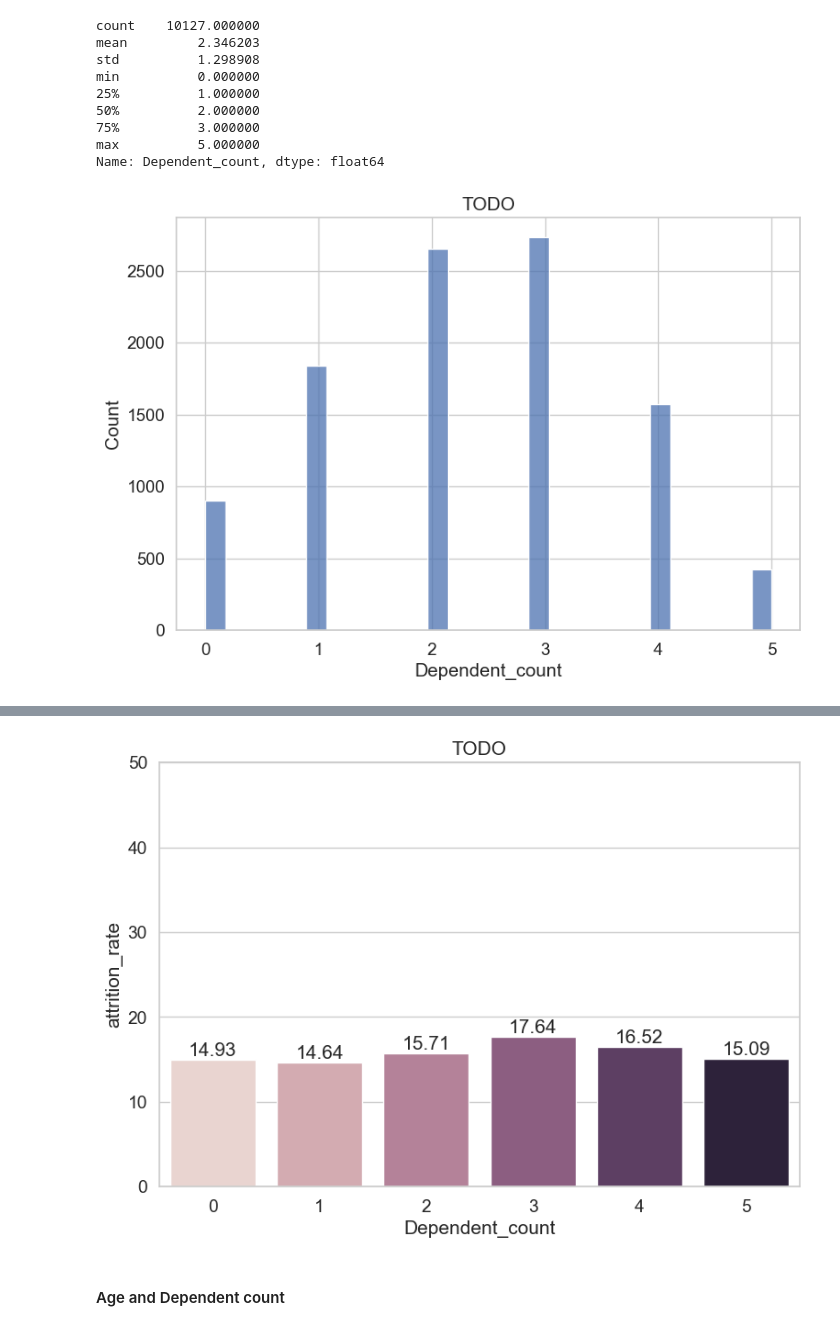
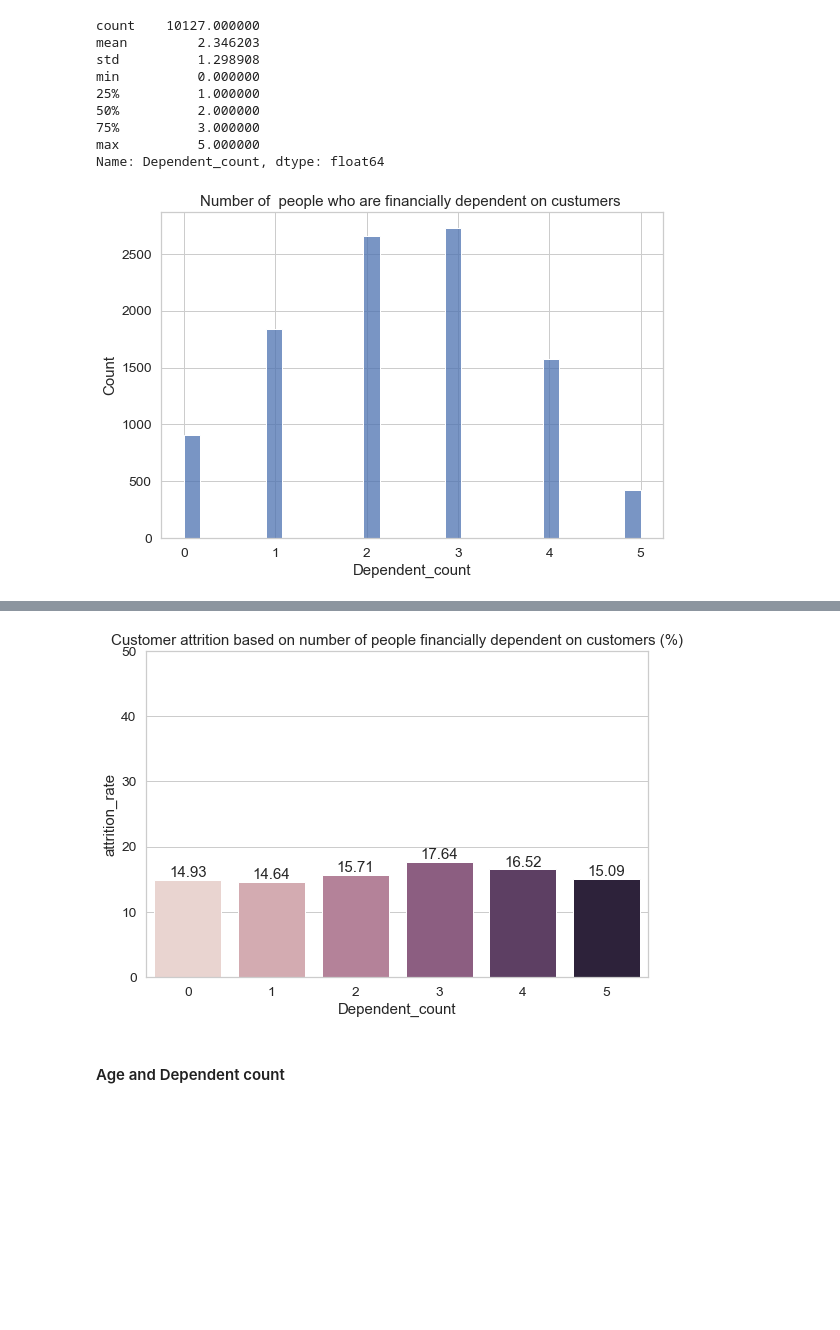
Before and after one commit to kasiadybcio/Credit_card, a Jupyter notebook: 1.eda.ipynb, the cells around one changed output, grey strips where cells are left out. Cells and saved outputs as stored; diff of their text form; code cells hidden in the pictures; blank space fills up the shorter version.

```diff
--- a/1.eda.ipynb
+++ b/1.eda.ipynb
@@ -592,9 +594,10 @@ sns.set_style("whitegrid",{'font_scale':'1.6'})
 plt.figure(figsize=(9, 6))
 sns.histplot(data, x = "Dependent_count")
 plt.title("TODO")
+plt.title("Number of  people who are financially dependent on custumers ")
 plt.show()
 # %% [output]
-[figure, old version]
+[figure, new version]
 # %%
 sns.set_style("whitegrid",{'font_scale':'1.6'})
 plt.figure(figsize=(9, 6))
@@ -605,24 +608,24 @@ plt.show()
 # %%
 sns.set_style("whitegrid",{'font_scale':'1.6'})
 plt.figure(figsize=(9, 6))
 ax = sns.barplot(
 data = (((data
 .groupby("Dependent_count")
 .agg({'Attrition_Flag':["count","sum"]})
 )['Attrition_Flag']
 .reset_index()
 )
 .assign(attrition_rate = lambda x: round(x['sum']/x['count'],4)*100)
 .rename(columns={"sum":"attrition_count"})),
 y = "attrition_rate",x = "Dependent_count", hue = 'Dependent_count', legend = False, errorbar = None
 )
 ax.set(ylim=(0, 50))
 for i in ax.containers:
     ax.bar_label(i,)
-plt.title("TODO")
+plt.title("Customer attrition based on number of people financially dependent on customers (%)")
 plt.show()
 # %% [output]
-[figure, old version]
+[figure, new version]
 # %% [markdown]
 #### Age and Dependent count
 # %%
```
Also changed, not shown: parts of 21 cells of this notebook.
